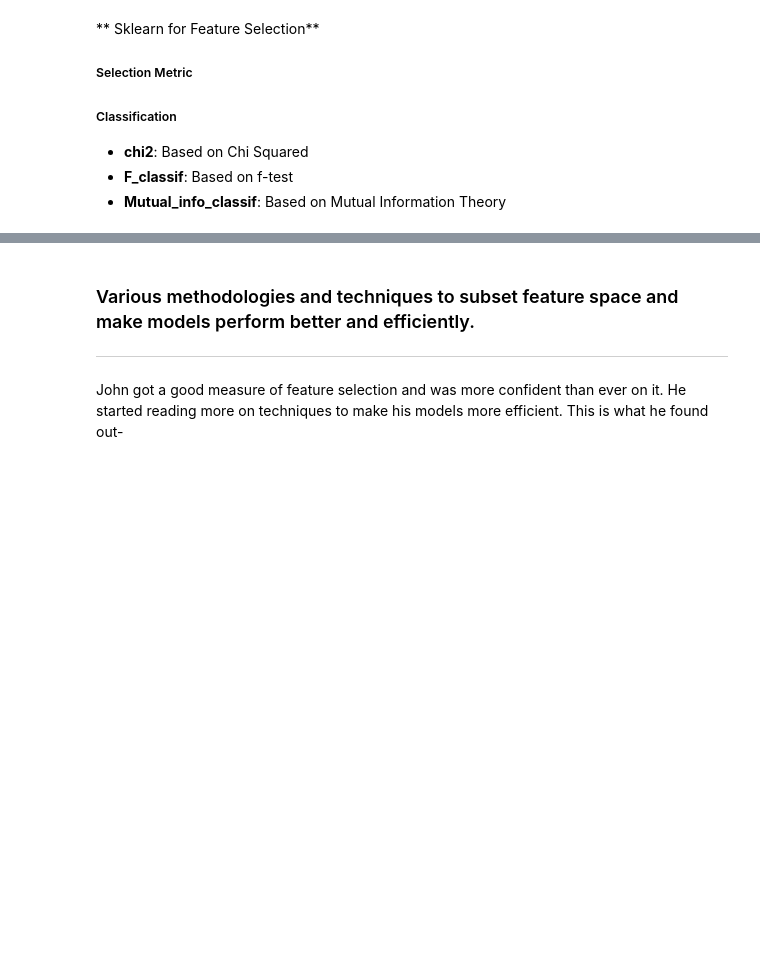
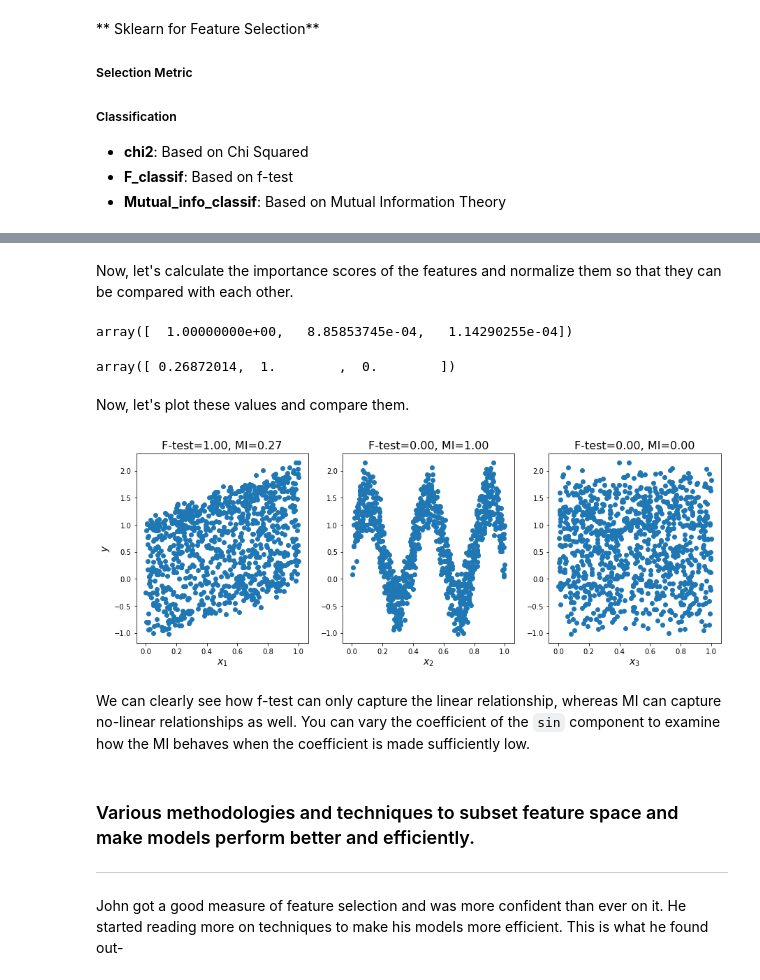
Before and after one commit to Tusharsharma86/feature_selection_in_class, a Jupyter notebook: notebooks/feature_selection_slides.ipynb, the cells around one changed output, grey strips where cells are left out. Drawn from its saved outputs; the diff is of its cells as text; code cells hidden in the pictures; blank space fills up the shorter version.

```diff
--- a/notebooks/feature_selection_slides.ipynb
+++ b/notebooks/feature_selection_slides.ipynb
@@ -145,10 +141,10 @@ import numpy as np
 iowa = pd.read_csv('../data/house_prices_multivariate.csv')
 
 X = iowa.iloc[:,:-1]
-y = iowa.iloc[:,[-1]]
+y = iowa.iloc[:,-1]
 
 for i in X.columns:
-    print(pearsonr(X[i],y.iloc[:,0]))
+    print(pearsonr(X[i],y))
 # %% [output]
 (0.21333063767622742, 1.1737586722804399e-15)
 (0.25292145909045383, 1.4393180302090238e-21)
@@ -339,3 +265,45 @@ print(rfe.ranking_)
+# %%
+import numpy as np
+import matplotlib.pyplot as plt
+
+np.random.seed(67)
+X = np.random.rand(1000, 3)
+y = X[:, 0] + np.sin(5* np.pi * X[:, 1]) + 0.1 * np.random.randn(1000)
+# %% [markdown]
+Now, let's calculate the importance scores of the features and normalize them so that they can be compared with each other.
+# %%
+from sklearn.feature_selection import f_regression, mutual_info_regression
+
+f_test, _ = f_regression(X, y)
+f_test /= np.max(f_test)
+
+mi = mutual_info_regression(X, y)
+mi /= np.max(mi)
+# %%
+f_test
+# %% [output]
+array([  1.00000000e+00,   8.85853745e-04,   1.14290255e-04])
+# %%
+mi
+# %% [output]
+array([ 0.26872014,  1.        ,  0.        ])
+# %% [markdown]
+Now, let's plot these values and compare them.
+# %%
+plt.figure(figsize=(15, 5))
+for i in range(3):
+    plt.subplot(1, 3, i + 1)
+    plt.scatter(X[:, i], y)
+    plt.xlabel("$x_{}$".format(i + 1), fontsize=14)
+    if i == 0:
+        plt.ylabel("$y$", fontsize=14)
+    plt.title("F-test={:.2f}, MI={:.2f}".format(f_test[i], mi[i]),
+              fontsize=16)
+plt.show()
+# %% [output]
+[figure, added]
+# %% [markdown]
+We can clearly see how f-test can only capture the linear relationship, whereas MI can capture no-linear relationships as well. You can vary the coefficient of the `sin` component to examine how the MI behaves when the coefficient is made sufficiently low.
 # %% [markdown]
 ### Various methodologies and techniques  to subset  feature space and make models perform better and efficiently.
 ***
```
Also changed, not shown: parts of 29 cells of this notebook.
